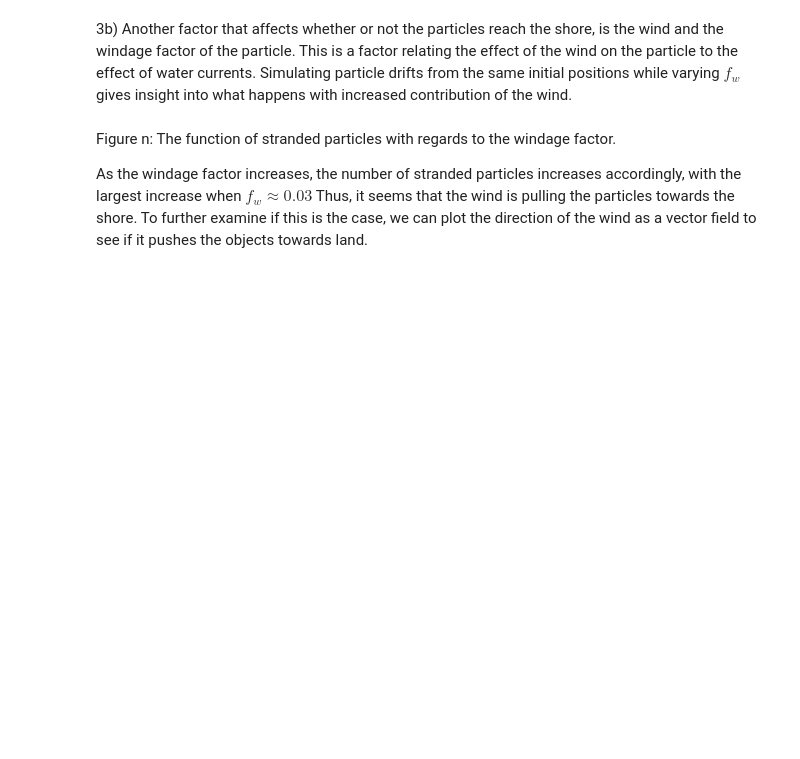
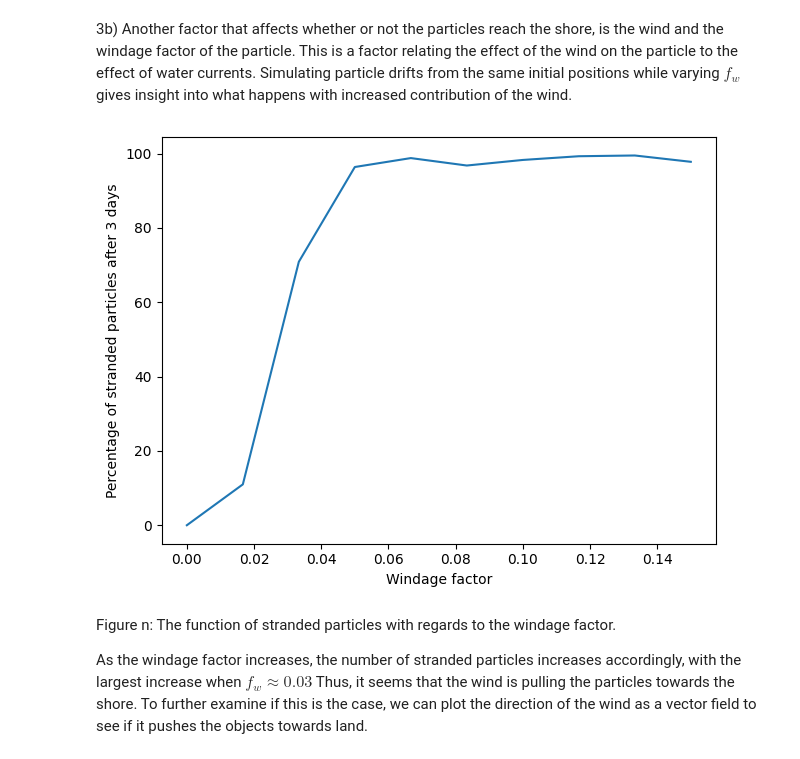
Before and after one commit to petmil123/vitberkrigerene, a Jupyter notebook: tekfysprosjekt/innlevering.ipynb, the cells around one changed output. Saved outputs shown, nothing was run; the diff lists cells and outputs as text; code cells hidden in the pictures; blank space fills up the shorter version.

```diff
--- a/tekfysprosjekt/innlevering.ipynb
+++ b/tekfysprosjekt/innlevering.ipynb
@@ -452,20 +430,27 @@ We see that, as intuition would suggest, the longer the particles move, the more
 # %%
 # Try different windage factors and how they affect results, for example
 # percentage of stranded after three days as function of f_w.
 
 f_w_arr = np.linspace(0, 0.15, 10)
 stranded_arr = np.zeros(f_w_arr.shape)
+
+X = np.zeros((2, 1000))
+X[0,:] = np.random.normal(loc=mean_x[0], scale=10000, size=1000)
+X[1,:] = np.random.normal(loc=mean_y[0], scale=10000, size=1000)
+
 for i, f_w in enumerate(f_w_arr):
     g = Interpolator(dataset = d, fw = f_w)
     E = HeunWithStop(3600,3600*3*24,X, g)
     num_stranded = np.count_nonzero(f.on_land(E[:,:,-1]))
 
     stranded_arr[i] = num_stranded
 
 plt.plot(f_w_arr, stranded_arr/X.shape[1]*100)
 plt.xlabel('Windage factor')
 plt.ylabel('Percentage of stranded particles after 3 days')
 plt.tight_layout()
+# %% [output]
+[figure, added]
 # %% [markdown]
 Figure n: The function of stranded particles with regards to the windage factor.
 
```
Also changed, not shown: parts of 12 cells of this notebook, 1 other file.
